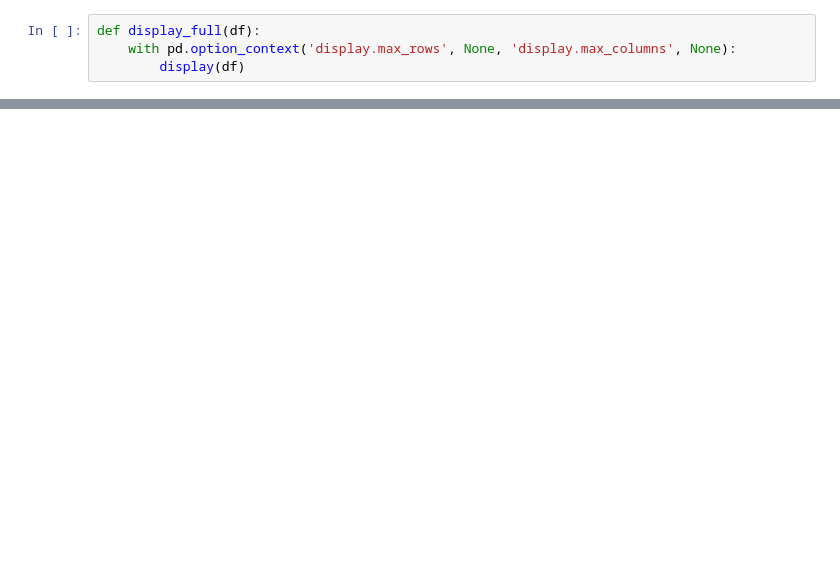
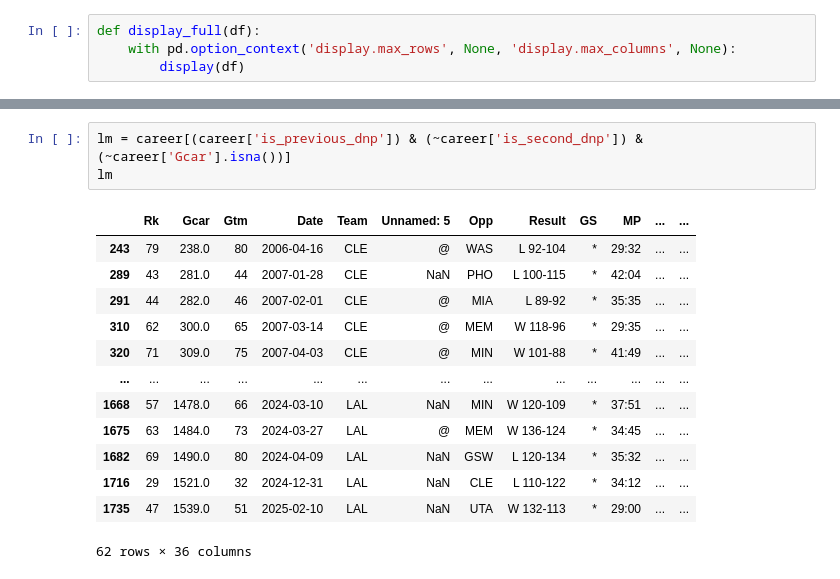
Before and after one commit to nicolastoon/basketball-analysis, a Jupyter notebook: lebron-james.ipynb, the cells around one changed output, grey strips where cells are left out. Cells and saved outputs as stored; diff of their text form; blank space fills up the shorter version.

```diff
--- a/lebron-james.ipynb
+++ b/lebron-james.ipynb
@@ -31,0 +72,17 @@ seasons[2004]
+# %%
+lm = career[(career['is_previous_dnp']) & (~career['is_second_dnp']) & (~career['Gcar'].isna())]
+lm
+# %% [output]
+|  | Rk | Gcar | Gtm | Date | Team | Unnamed: 5 | Opp | Result | GS | MP | ... | ... |
+| 243 | 79 | 238.0 | 80 | 2006-04-16 | CLE | @ | WAS | L 92-104 | * | 29:32 | ... | ... |
+| 289 | 43 | 281.0 | 44 | 2007-01-28 | CLE | NaN | PHO | L 100-115 | * | 42:04 | ... | ... |
+| 291 | 44 | 282.0 | 46 | 2007-02-01 | CLE | @ | MIA | L 89-92 | * | 35:35 | ... | ... |
+| 310 | 62 | 300.0 | 65 | 2007-03-14 | CLE | @ | MEM | W 118-96 | * | 29:35 | ... | ... |
+| 320 | 71 | 309.0 | 75 | 2007-04-03 | CLE | @ | MIN | W 101-88 | * | 41:49 | ... | ... |
+| ... | ... | ... | ... | ... | ... | ... | ... | ... | ... | ... | ... | ... |
+| 1668 | 57 | 1478.0 | 66 | 2024-03-10 | LAL | NaN | MIN | W 120-109 | * | 37:51 | ... | ... |
+| 1675 | 63 | 1484.0 | 73 | 2024-03-27 | LAL | @ | MEM | W 136-124 | * | 34:45 | ... | ... |
+| 1682 | 69 | 1490.0 | 80 | 2024-04-09 | LAL | NaN | GSW | L 120-134 | * | 35:32 | ... | ... |
+| 1716 | 29 | 1521.0 | 32 | 2024-12-31 | LAL | NaN | CLE | L 110-122 | * | 34:12 | ... | ... |
+| 1735 | 47 | 1539.0 | 51 | 2025-02-10 | LAL | NaN | UTA | W 132-113 | * | 29:00 | ... | ... |
+62 rows × 36 columns
```
Also changed, not shown: parts of 12 cells of this notebook, 1 other file.
